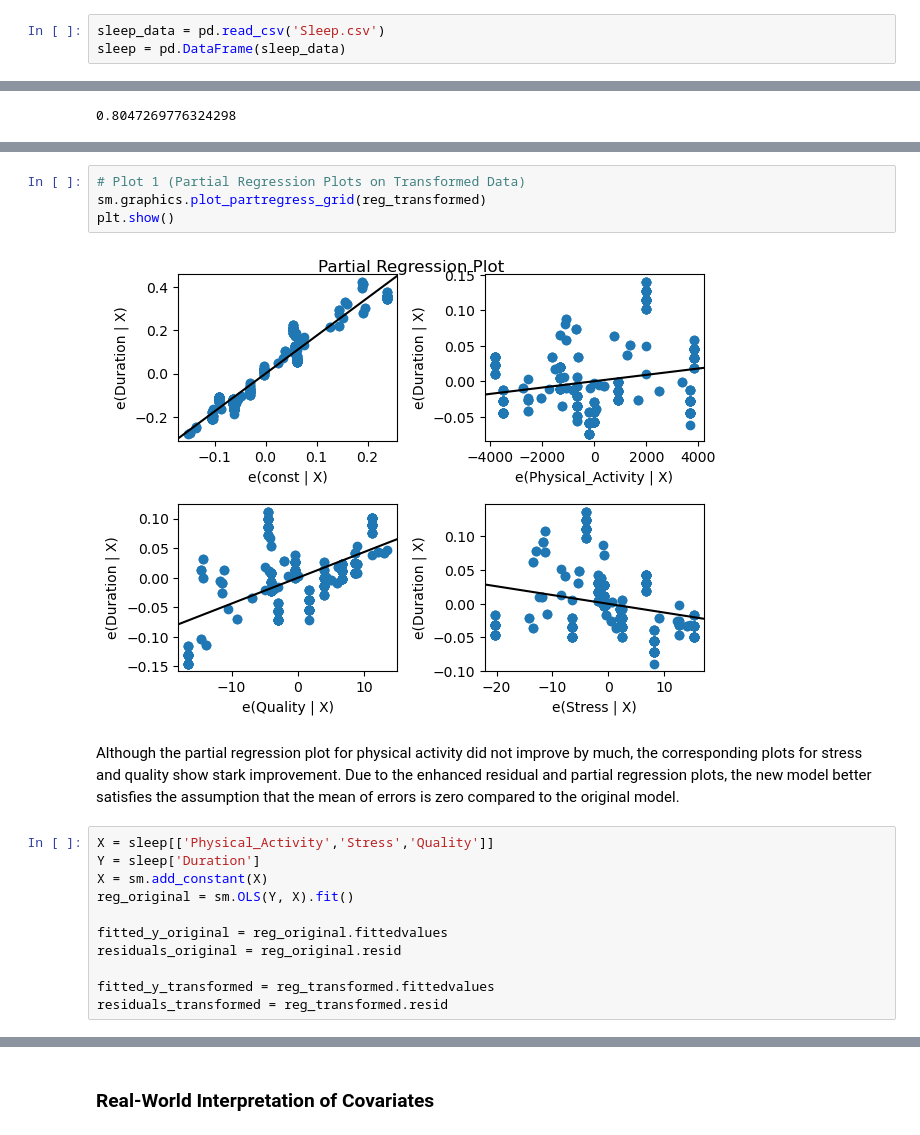
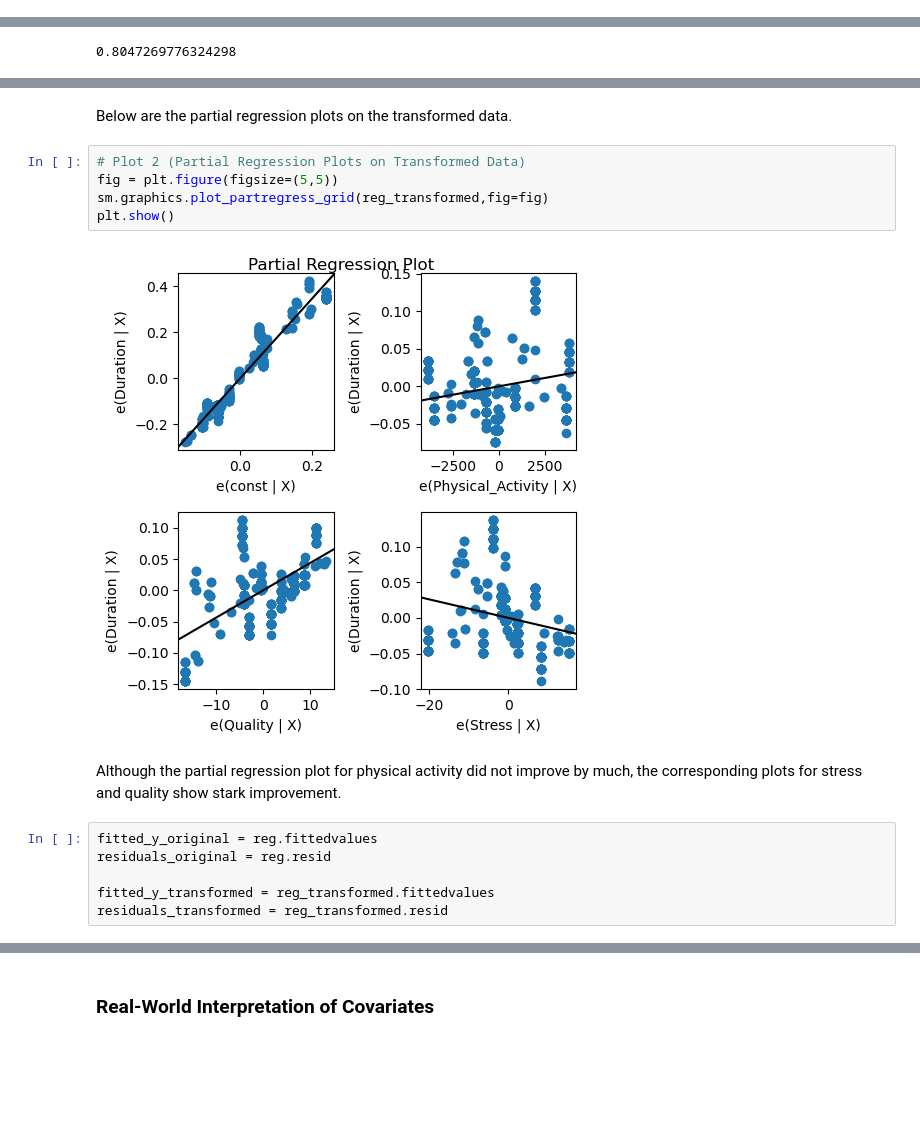
Before and after one commit to eric-y33/Math360-MAGC3, a Jupyter notebook: Final.ipynb, the cells around one changed output, grey strips where cells are left out. Saved outputs shown, nothing was run; the diff lists cells and outputs as text; blank space fills up the shorter version.

```diff
--- a/Final.ipynb
+++ b/Final.ipynb
@@ -125,6 +113,3 @@ We did consider a model that transformed the Sleep Quality values with the natur
-# %%
-sleep_data = pd.read_csv('Sleep.csv')
-sleep = pd.DataFrame(sleep_data)
 # %%
 sleepTransformed = sleep.copy()
 sleepTransformed['Physical_Activity'] = (sleepTransformed['Physical_Activity'])**2
@@ -145,19 +139,17 @@ The new model’s residual-covariate plot for Physical Activity improved because
+# %% [markdown]
+Below are the partial regression plots on the transformed data.
 # %%
-# Plot 1 (Partial Regression Plots on Transformed Data)
-sm.graphics.plot_partregress_grid(reg_transformed)
+# Plot 2 (Partial Regression Plots on Transformed Data)
+fig = plt.figure(figsize=(5,5))
+sm.graphics.plot_partregress_grid(reg_transformed,fig=fig)
 plt.show()
 # %% [output]
-[figure, old version]
+[figure, new version]
 # %% [markdown]
-Although the partial regression plot for physical activity did not improve by much, the corresponding plots for stress and quality show stark improvement. Due to the enhanced residual and partial regression plots, the new model better satisfies the assumption that the mean of errors is zero compared to the original model.
+Although the partial regression plot for physical activity did not improve by much, the corresponding plots for stress and quality show stark improvement.
 # %%
-X = sleep[['Physical_Activity','Stress','Quality']]
-Y = sleep['Duration']
-X = sm.add_constant(X)
-reg_original = sm.OLS(Y, X).fit()
-
-fitted_y_original = reg_original.fittedvalues
-residuals_original = reg_original.resid
+fitted_y_original = reg.fittedvalues
+residuals_original = reg.resid
 
 fitted_y_transformed = reg_transformed.fittedvalues
 residuals_transformed = reg_transformed.resid
```
Also changed, not shown: parts of 19 cells of this notebook.
